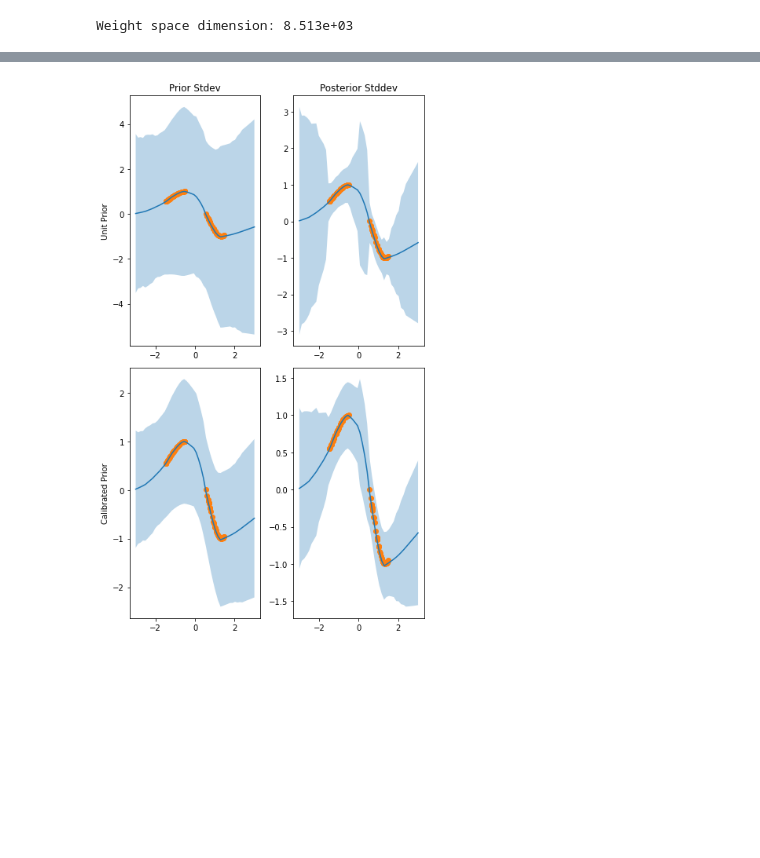
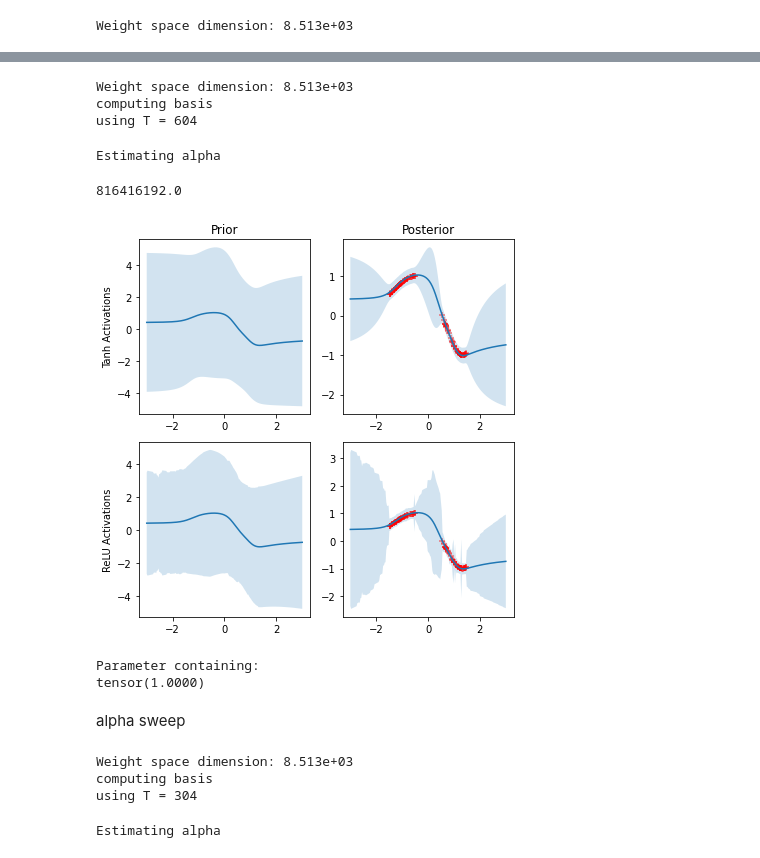
Before and after one commit to StanfordASL/scod-module, a Jupyter notebook: demos/1d_regression.ipynb, the cells around one changed output, grey strips where cells are left out. Saved outputs shown, nothing was run; the diff lists cells and outputs as text; code cells hidden in the pictures; blank space fills up the shorter version.

Commit message:
tried alpha scaling

```diff
--- a/demos/1d_regression.ipynb
+++ b/demos/1d_regression.ipynb
@@ -129,15 +126,42 @@ settings = [
+# %%
+relu_unc_model = scod.SCOD(relu_model, dist_constructor, args={
+    'num_eigs': 100,
+    'num_samples': 604,
+    'sketch_type': 'srft',
+})
+
+relu_unc_model.process_dataset(dataset)
+# %% [output]
+Weight space dimension: 8.513e+03
+computing basis
+using T = 604
+Estimating alpha
+816416192.0
+# %%
+settings = [
+    {
+        'name': 'Tanh Activations',
+        'model': unc_model,
+        'alpha': None,
+    },
+    {
+        'name': 'ReLU Activations',
+        'model': relu_unc_model,
+        'alpha': None,
+    },
+]
 # %%
 results = []
 for setting in settings:
     scod_model = setting['model']
-    old_prior_scales = scod_model.log_prior_scale.data + 0.
-    if setting['prior_scales'] is not None:
-        scod_model.log_prior_scale.data = setting['prior_scales']
+    old_alpha = scod_model.alpha.data + 0.
+    if not setting['alpha']:
+        scod_model.alpha.data *= 0
 
     dists, _ = scod_model(xx_tensor)
     prior_dists, _ = scod_model(xx_tensor, use_prior=True)
 
-    scod_model.log_prior_scale.data = old_prior_scales
+    scod_model.alpha.data = old_alpha
     vars = np.array( [torch.sqrt(dist.variance).sum().detach().cpu() for dist in dists] )
     prior_vars = np.array( [torch.sqrt(dist.variance).sum().detach().cpu() for dist in prior_dists] )
     result = {
@@ -147,25 +171,49 @@ for setting in settings:
     }
     results.append(result)
 # %%
-fig, axes = plt.subplots(len(results), 2, figsize=[6,10])
+fig, axes = plt.subplots(len(results), 2, figsize=[6,6])
 
 draw_y = True
 
 for i, result in enumerate(results):
     std = np.sqrt(result['prior_vars'])
-    axes[i,0].fill_between(X, draw_y*yhat + 1.92*std, draw_y*yhat - 1.92*std, alpha=0.3)
+    axes[i,0].fill_between(X, draw_y*yhat + 1.92*std, draw_y*yhat - 1.92*std, alpha=0.2)
     axes[i,0].plot(X, draw_y*yhat)
-    axes[i,0].scatter(dataset.X[:,0], draw_y*dataset.Y)
+    # axes[i,0].scatter(dataset.X[:,0], draw_y*dataset.Y)
     std = np.sqrt(result['vars'])
-    axes[i,1].fill_between(X, draw_y*yhat + 1.92*std, draw_y*yhat - 1.92*std, alpha=0.3)
+    axes[i,1].fill_between(X, draw_y*yhat + 1.92*std, draw_y*yhat - 1.92*std, alpha=0.2)
     axes[i,1].plot(X, draw_y*yhat)
-    axes[i,1].scatter(dataset.X[:,0], draw_y*dataset.Y)
+    axes[i,1].scatter(dataset.X[:,0], draw_y*dataset.Y, marker='+', alpha=0.5, color='red')
 
     axes[i,0].set_ylabel(result['name'])
 
-axes[0,0].set_title('Prior Stdev')
-axes[0,1].set_title('Posterior Stddev')
+axes[0,0].set_title('Prior')
+axes[0,1].set_title('Posterior')
 
 plt.tight_layout()
+plt.savefig("qualitative_1d.pdf")
 # %% [output]
-[figure, old version]
+[figure, new version]
+# %%
+unc_model.alpha
+# %% [output]
+Parameter containing:
+tensor(1.0000)
+# %% [markdown]
+alpha sweep
+# %%
+big_dataset = OneDDataset(N=1000)
+tighter_dist_constructor = lambda theta: scod.distributions.Normal(loc=theta, scale=0.01)
+
+big_unc_model = scod.SCOD(model, dist_constructor, args={
+    'num_eigs': 100,
+    'num_samples': 304,
+    'sketch_type': 'srft',
+})
+
+big_unc_model.process_dataset(dataset)
+# %% [output]
+Weight space dimension: 8.513e+03
+computing basis
+using T = 304
+Estimating alpha
```
Also changed, not shown: parts of 9 cells of this notebook, 4 other files.
